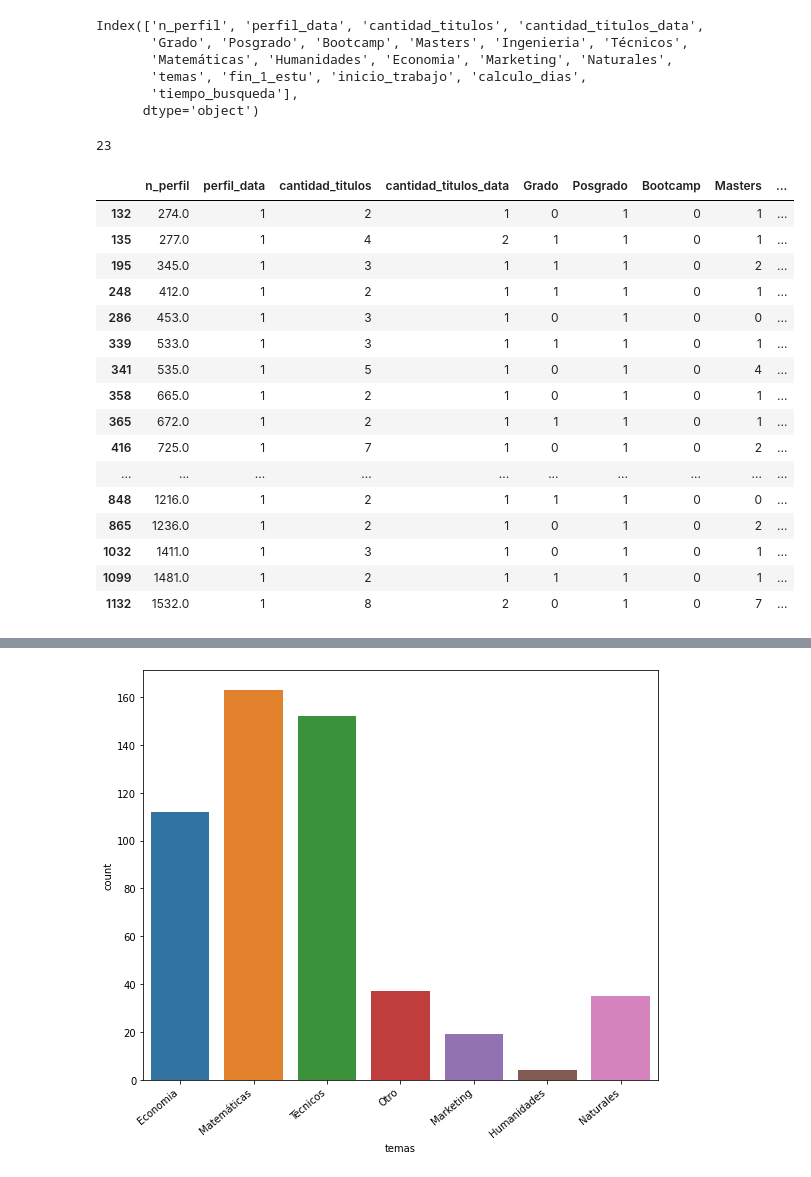
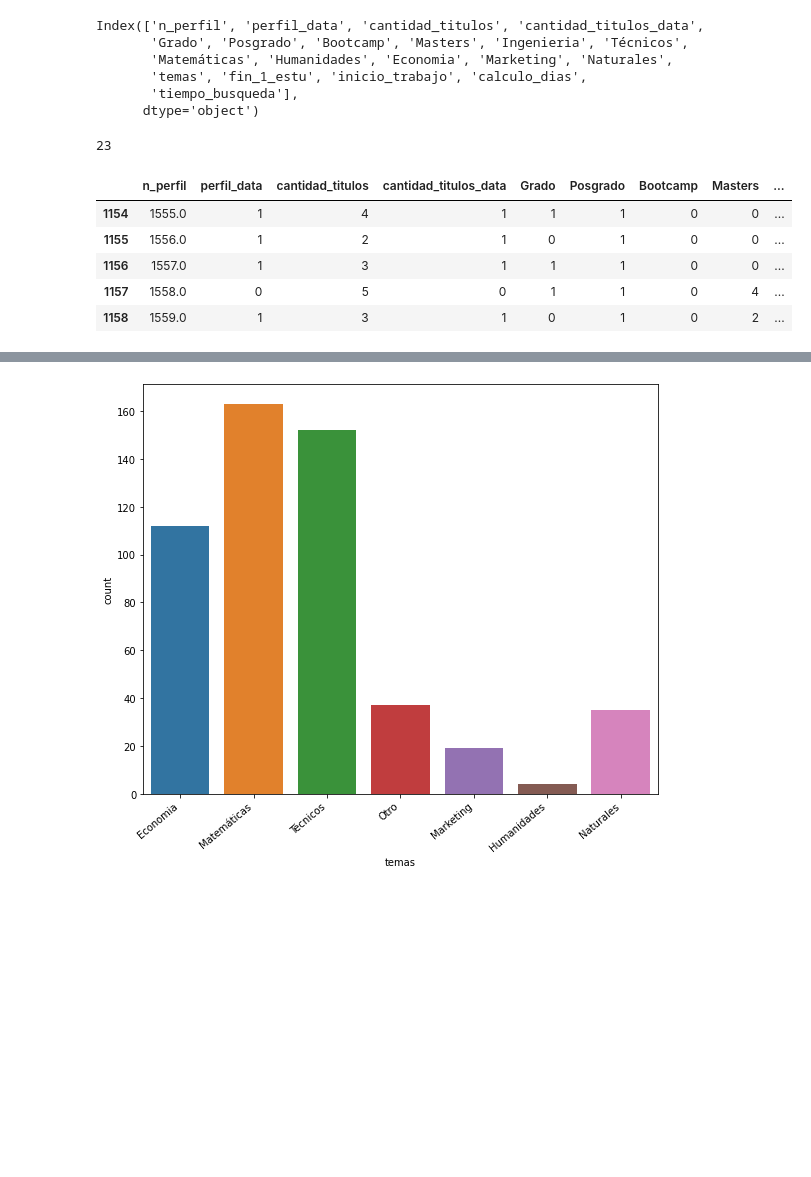
Before and after one commit to dfmoscoso23/linkedin_project, a Jupyter notebook: analisis_datos_modelo.ipynb, the cells around one changed output, grey strips where cells are left out. Saved outputs shown, nothing was run; the diff lists cells and outputs as text; code cells hidden in the pictures; blank space fills up the shorter version.

```diff
--- a/analisis_datos_modelo.ipynb
+++ b/analisis_datos_modelo.ipynb
@@ -532,22 +474,12 @@ Index(['n_perfil', 'perfil_data', 'cantidad_titulos', 'cantidad_titulos_data',
 # %%
 print(len(df_tra[(df_tra["temas"]=="Otro")&(df_tra["perfil_data"]==1)&(df_tra["cantidad_titulos"]!=df_tra["cantidad_titulos_data"])]))
 df_tra[(df_tra["temas"]=="Otro")&(df_tra["perfil_data"]==1)&(df_tra["cantidad_titulos"]!=df_tra["cantidad_titulos_data"])]
+df_tra.tail()
 # %% [output]
 23
 |  | n_perfil | perfil_data | cantidad_titulos | cantidad_titulos_data | Grado | Posgrado | Bootcamp | Masters | ... |
-| 132 | 274.0 | 1 | 2 | 1 | 0 | 1 | 0 | 1 | ... |
-| 135 | 277.0 | 1 | 4 | 2 | 1 | 1 | 0 | 1 | ... |
-| 195 | 345.0 | 1 | 3 | 1 | 1 | 1 | 0 | 2 | ... |
-| 248 | 412.0 | 1 | 2 | 1 | 1 | 1 | 0 | 1 | ... |
-| 286 | 453.0 | 1 | 3 | 1 | 0 | 1 | 0 | 0 | ... |
-| 339 | 533.0 | 1 | 3 | 1 | 1 | 1 | 0 | 1 | ... |
-| 341 | 535.0 | 1 | 5 | 1 | 0 | 1 | 0 | 4 | ... |
-| 358 | 665.0 | 1 | 2 | 1 | 0 | 1 | 0 | 1 | ... |
-| 365 | 672.0 | 1 | 2 | 1 | 1 | 1 | 0 | 1 | ... |
-| 416 | 725.0 | 1 | 7 | 1 | 0 | 1 | 0 | 2 | ... |
-| ... | ... | ... | ... | ... | ... | ... | ... | ... | ... |
-| 848 | 1216.0 | 1 | 2 | 1 | 1 | 1 | 0 | 0 | ... |
-| 865 | 1236.0 | 1 | 2 | 1 | 0 | 1 | 0 | 2 | ... |
-| 1032 | 1411.0 | 1 | 3 | 1 | 0 | 1 | 0 | 1 | ... |
-| 1099 | 1481.0 | 1 | 2 | 1 | 1 | 1 | 0 | 1 | ... |
-| 1132 | 1532.0 | 1 | 8 | 2 | 0 | 1 | 0 | 7 | ... |
+| 1154 | 1555.0 | 1 | 4 | 1 | 1 | 1 | 0 | 0 | ... |
+| 1155 | 1556.0 | 1 | 2 | 1 | 0 | 1 | 0 | 0 | ... |
+| 1156 | 1557.0 | 1 | 3 | 1 | 1 | 1 | 0 | 0 | ... |
+| 1157 | 1558.0 | 0 | 5 | 0 | 1 | 1 | 0 | 4 | ... |
+| 1158 | 1559.0 | 1 | 3 | 1 | 0 | 1 | 0 | 2 | ... |
```
Also changed, not shown: parts of 33 cells of this notebook.
